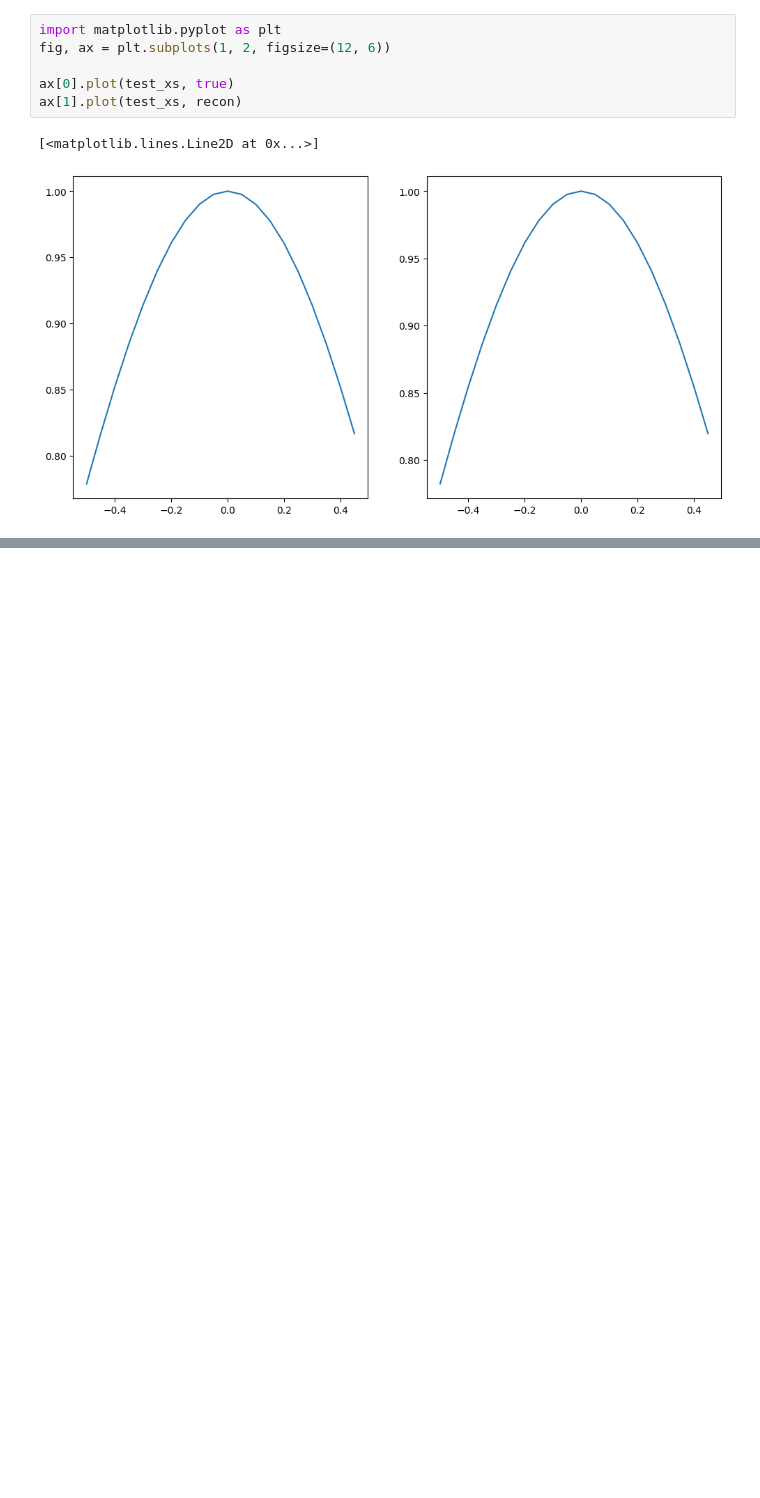
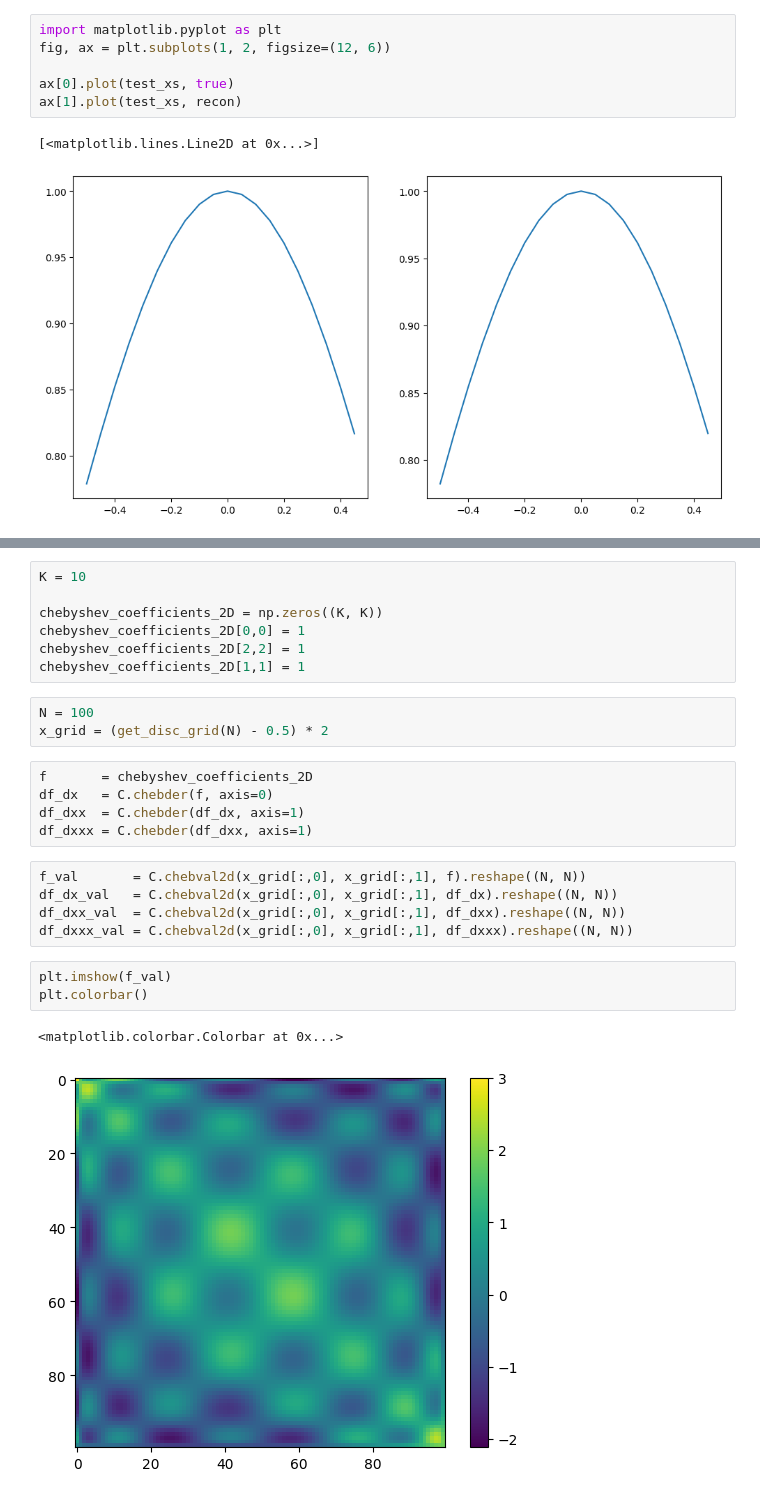
Before and after one commit to yashpatel5400/fpo, a Jupyter notebook: scratch/spectral_sobolev.ipynb, the cells around one changed output, grey strips where cells are left out. Cells and saved outputs as stored; diff of their text form; blank space fills up the shorter version.

```diff
--- a/scratch/spectral_sobolev.ipynb
+++ b/scratch/spectral_sobolev.ipynb
@@ -121,0 +101,26 @@ ax[1].imshow(recon.reshape(100, 100))
+# %%
+K = 10
+
+chebyshev_coefficients_2D = np.zeros((K, K))
+chebyshev_coefficients_2D[0,0] = 1
+chebyshev_coefficients_2D[2,2] = 1
+chebyshev_coefficients_2D[1,1] = 1
+# %%
+N = 100
+x_grid = (get_disc_grid(N) - 0.5) * 2
+# %%
+f       = chebyshev_coefficients_2D
+df_dx   = C.chebder(f, axis=0)
+df_dxx  = C.chebder(df_dx, axis=1)
+df_dxxx = C.chebder(df_dxx, axis=1)
+# %%
+f_val       = C.chebval2d(x_grid[:,0], x_grid[:,1], f).reshape((N, N))
+df_dx_val   = C.chebval2d(x_grid[:,0], x_grid[:,1], df_dx).reshape((N, N))
+df_dxx_val  = C.chebval2d(x_grid[:,0], x_grid[:,1], df_dxx).reshape((N, N))
+df_dxxx_val = C.chebval2d(x_grid[:,0], x_grid[:,1], df_dxxx).reshape((N, N))
+# %%
+plt.imshow(f_val)
+plt.colorbar()
+# %% [output]
+<matplotlib.colorbar.Colorbar at 0x...>
+[figure, added]
```
Also changed, not shown: parts of 19 cells of this notebook, 2 other files.
